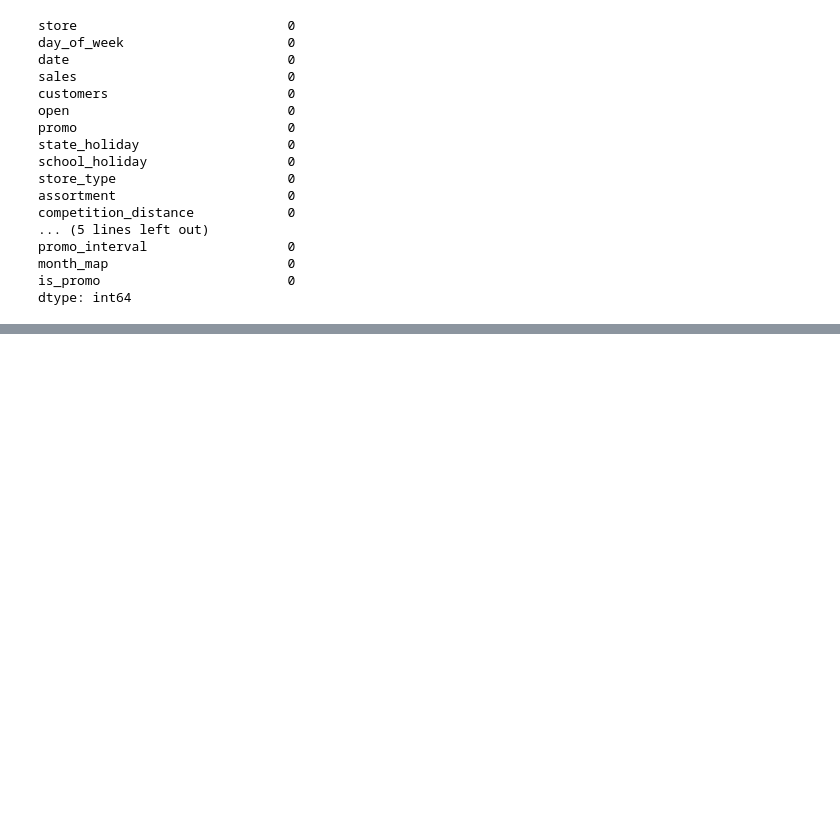
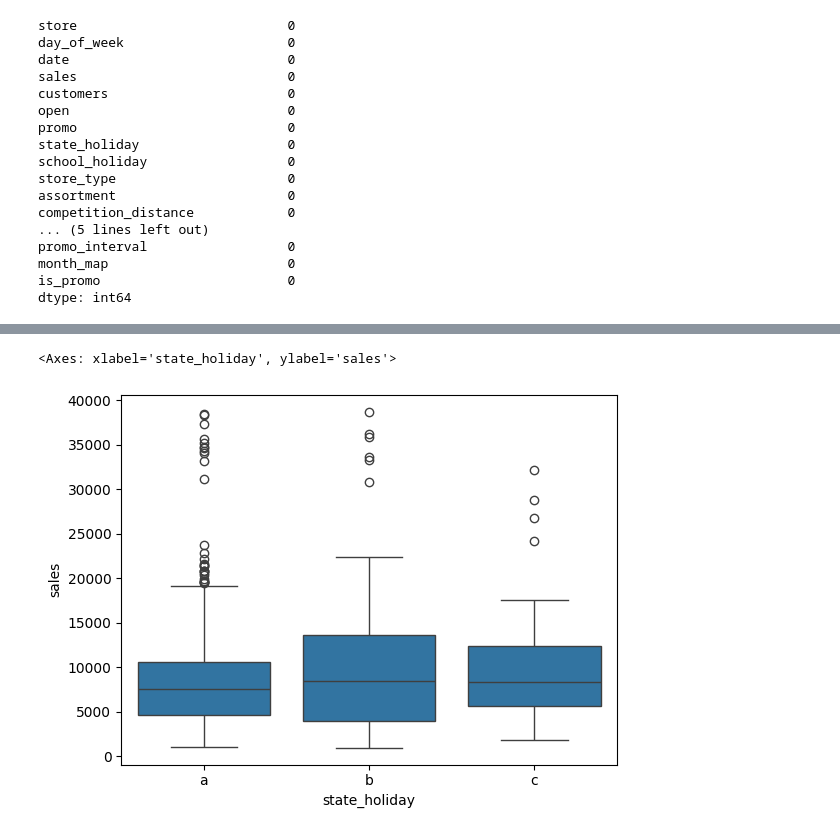
Before and after one commit to felipevalory/previsao_de_vendas, a Jupyter notebook: index.ipynb, the cells around one changed output, grey strips where cells are left out. Cells and saved outputs as stored; diff of their text form; code cells hidden in the pictures; blank space fills up the shorter version.

```diff
--- a/index.ipynb
+++ b/index.ipynb
@@ -193,0 +321,7 @@ df1.sample(5).T
+# %%
+aux1 = df1[ (df1['state_holiday'] != '0') & (df1['sales'] > 0)]
+
+sns.boxplot(x='state_holiday', y='sales', data=aux1)
+# %% [output]
+<Axes: xlabel='state_holiday', ylabel='sales'>
+[figure, added]
```
Also changed, not shown: parts of 30 cells of this notebook.
